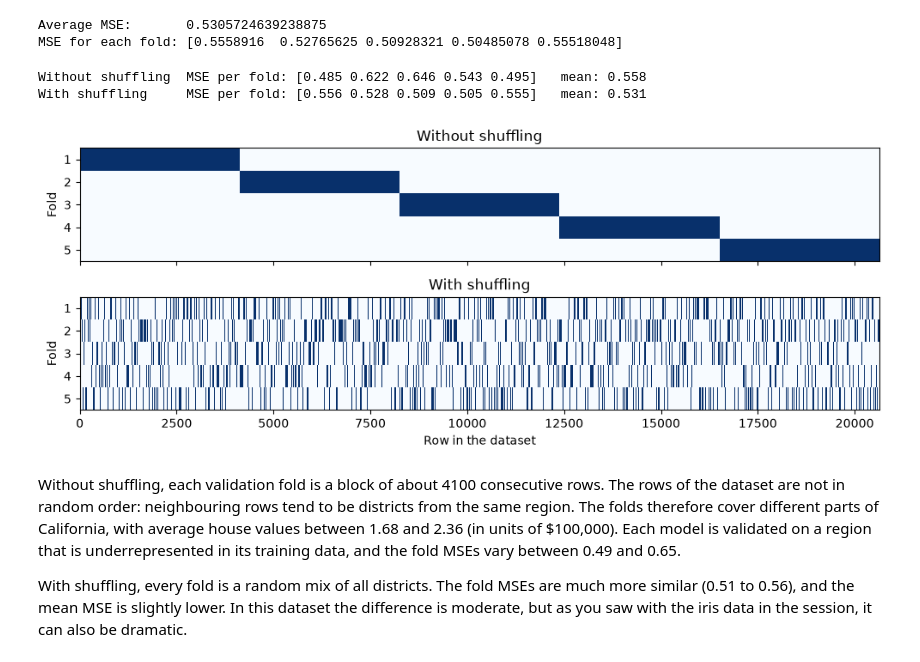
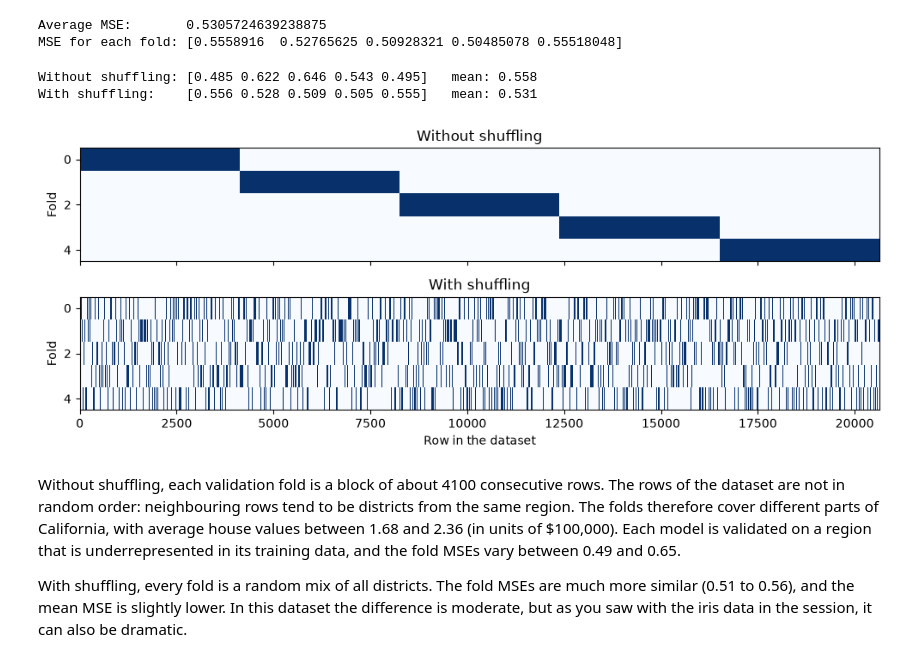
Before and after one commit to mibur1/psy300, a Jupyter notebook: book/solutions/solutions_1.ipynb, the cells around one changed output. Drawn from its saved outputs; the diff is of its cells as text; code cells hidden in the pictures.

```diff
--- a/book/solutions/solutions_1.ipynb
+++ b/book/solutions/solutions_1.ipynb
@@ -276,33 +276,41 @@ MSE for each fold: [0.5558916  0.52765625 0.50928321 0.50485078 0.55518048]
 # %%
 # 3. Visualize the folds with and without shuffling and compare the fold MSEs
 import numpy as np
 import matplotlib.pyplot as plt
 
-splitters = {
-    "Without shuffling": KFold(n_splits=5),
-    "With shuffling": KFold(n_splits=5, shuffle=True, random_state=42),
-}
+kf = KFold(n_splits=5)
+kf_shuffled = KFold(n_splits=5, shuffle=True, random_state=42)
 
-fig, axes = plt.subplots(2, 1, figsize=(10, 4), sharex=True)
+# Mark the validation rows of each fold with 1 (training rows stay 0)
+folds = np.zeros((5, len(y)))
+for fold, (train_idx, val_idx) in enumerate(kf.split(X)):
+    folds[fold, val_idx] = 1
 
-for ax, (title, cv) in zip(axes, splitters.items()):
-    # 1 = validation, 0 = training
-    grid = np.zeros((5, len(y)))
-    for fold, (train_idx, val_idx) in enumerate(cv.split(X)):
-        grid[fold, val_idx] = 1
+folds_shuffled = np.zeros((5, len(y)))
+for fold, (train_idx, val_idx) in enumerate(kf_shuffled.split(X)):
+    folds_shuffled[fold, val_idx] = 1
 
-    ax.imshow(grid, aspect="auto", cmap="Blues", interpolation="nearest")
-    ax.set(title=title, ylabel="Fold", yticks=range(5), yticklabels=range(1, 6))
+# Plot the folds
+fig, ax = plt.subplots(2, 1, figsize=(10, 4), sharex=True)
 
-    mse = -cross_val_score(LinearRegression(), X, y, cv=cv, scoring='neg_mean_squared_error')
-    print(f"{title:<18} MSE per fold: {np.round(mse, 3)}   mean: {mse.mean():.3f}")
+ax[0].imshow(folds, aspect="auto", cmap="Blues", interpolation="nearest")
+ax[0].set(title="Without shuffling", ylabel="Fold")
 
-axes[-1].set_xlabel("Row in the dataset")
+ax[1].imshow(folds_shuffled, aspect="auto", cmap="Blues", interpolation="nearest")
+ax[1].set(title="With shuffling", xlabel="Row in the dataset", ylabel="Fold")
+
 plt.tight_layout()
+
+# Compare the MSE of the individual folds
+mse = -cross_val_score(LinearRegression(), X, y, cv=kf, scoring='neg_mean_squared_error')
+mse_shuffled = -cross_val_score(LinearRegression(), X, y, cv=kf_shuffled, scoring='neg_mean_squared_error')
+
+print(f"Without shuffling: {np.round(mse, 3)}   mean: {mse.mean():.3f}")
+print(f"With shuffling:    {np.round(mse_shuffled, 3)}   mean: {mse_shuffled.mean():.3f}")
 # %% [output]
-Without shuffling  MSE per fold: [0.485 0.622 0.646 0.543 0.495]   mean: 0.558
-With shuffling     MSE per fold: [0.556 0.528 0.509 0.505 0.555]   mean: 0.531
+Without shuffling: [0.485 0.622 0.646 0.543 0.495]   mean: 0.558
+With shuffling:    [0.556 0.528 0.509 0.505 0.555]   mean: 0.531
-[figure, old version]
+[figure, new version]
 # %% [markdown]
 Without shuffling, each validation fold is a block of about 4100 consecutive rows. The rows of the dataset are not in random order: neighbouring rows tend to be districts from the same region. The folds therefore cover different parts of California, with average house values between 1.68 and 2.36 (in units of $100,000). Each model is validated on a region that is underrepresented in its training data, and the fold MSEs vary between 0.49 and 0.65.
 
```
